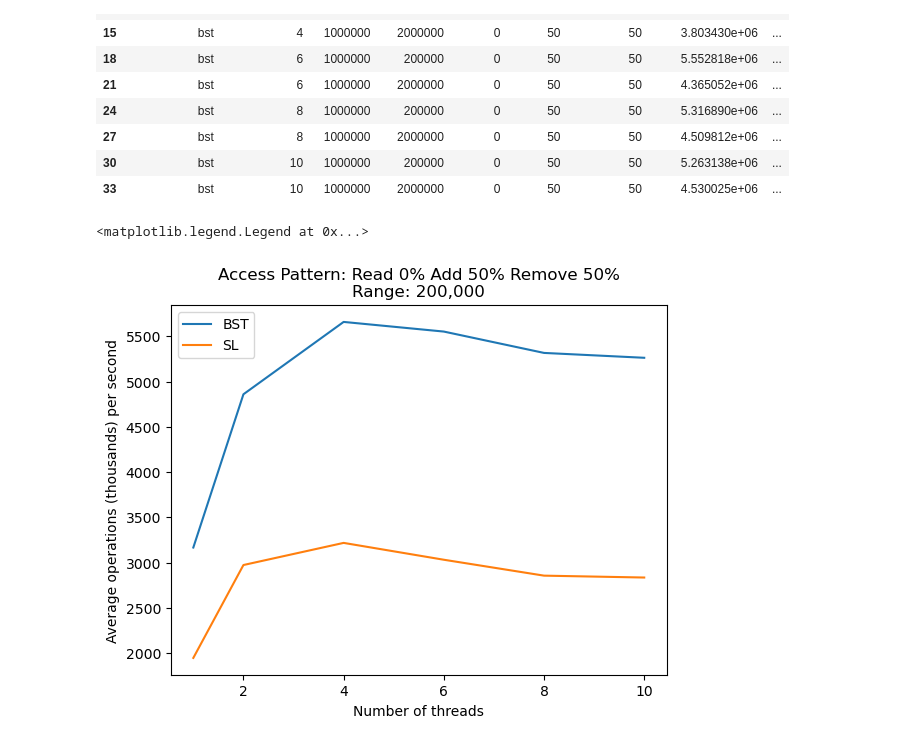
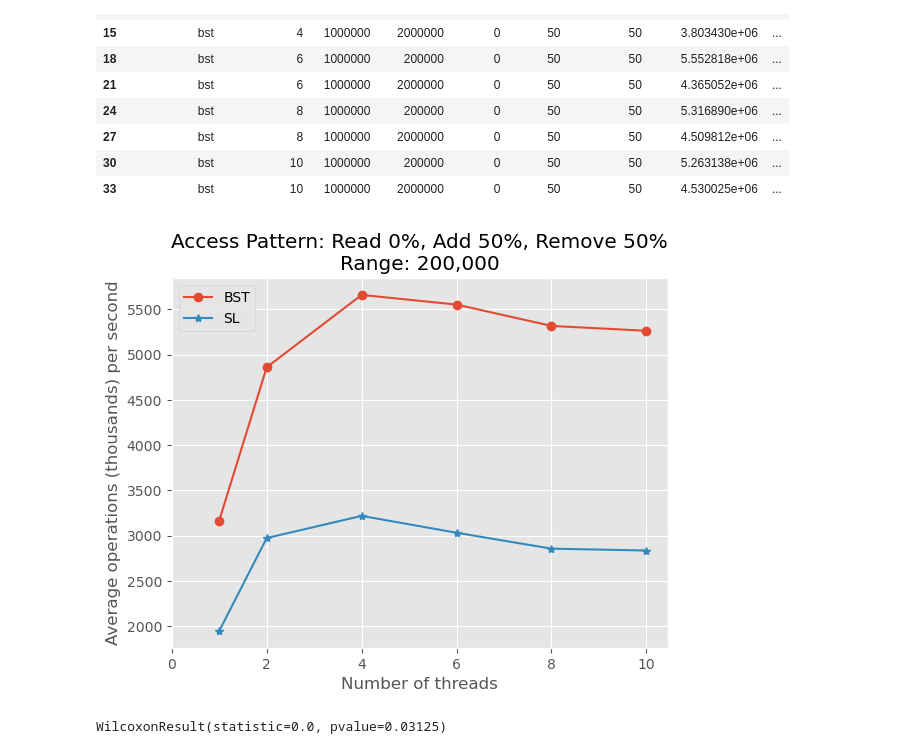
Before and after one commit to pmk21/binskip, a Jupyter notebook: data_analysis.ipynb, the cells around one changed output. Cells and saved outputs as stored; diff of their text form; code cells hidden in the pictures.

```diff
--- a/data_analysis.ipynb
+++ b/data_analysis.ipynb
@@ -60,9 +61,11 @@ gb[(gb.data_structure == "bst") & (gb.pct_add == 50)]
 | 30 | bst | 10 | 1000000 | 200000 | 0 | 50 | 50 | 5.263138e+06 | ... |
 | 33 | bst | 10 | 1000000 | 2000000 | 0 | 50 | 50 | 4.530025e+06 | ... |
 # %%
+plt.style.use('ggplot')
 def plot_graph(title, x1, y1, x2, y2):
-    plt.plot(x1, y1 / 1000, label="BST")
-    plt.plot(x1, y2 / 1000, label="SL")
+    plt.plot(x1, y1 / 1000, marker='o', label="BST")
+    plt.plot(x1, y2 / 1000, marker='*', label="SL")
+    plt.xticks([0, 2, 4, 6, 8, 10])
     plt.xlabel("Number of threads")
     plt.ylabel("Average operations (thousands) per second")
     plt.title(title)
@@ -71,15 +74,22 @@ def plot_graph(title, x1, y1, x2, y2):
 bst_data_50_50_200k = gb[(gb.data_structure == "bst") & (gb.pct_add == 50) & (gb.key_range == 200000)]
 sl_data_50_50_200k = gb[(gb.data_structure == "sl") & (gb.pct_add == 50) & (gb.key_range == 200000)]
 # %%
-plt.plot(bst_data_50_50_200k.num_threads, bst_data_50_50_200k.throughput_mean / 1000, label="BST")
-plt.plot(bst_data_50_50_200k.num_threads, sl_data_50_50_200k.throughput_mean / 1000, label="SL")
-plt.xlabel("Number of threads")
-plt.ylabel("Average operations (thousands) per second")
-plt.title("Access Pattern: Read 0% Add 50% Remove 50%\nRange: 200,000")
-plt.legend()
+plot_graph(
+    "Access Pattern: Read 0%, Add 50%, Remove 50%\nRange: 200,000",
+    bst_data_50_50_200k.num_threads,
+    bst_data_50_50_200k.throughput_mean,
+    sl_data_50_50_200k.num_threads,
+    sl_data_50_50_200k.throughput_mean
+)
 # %% [output]
-<matplotlib.legend.Legend at 0x...>
-[figure, old version]
+[figure, new version]
+# %%
+# Considering the hypothesis that both the BST and Skip list algorithms are not the same,
+# the null hypothesis would be that they are the same
+# Looking at the Wilcoxon test below we can clearly reject the null hypothesis with 5% confidence interval
+wilcoxon(sl_data_50_50_200k.throughput_mean.array, bst_data_50_50_200k.throughput_mean.array)
+# %% [output]
+WilcoxonResult(statistic=0.0, pvalue=0.03125)
 # %%
 bst_data_50_50_2M = gb[(gb.data_structure == "bst") & (gb.pct_add == 50) & (gb.key_range == 2000000)]
 sl_data_50_50_2M = gb[(gb.data_structure == "sl") & (gb.pct_add == 50) & (gb.key_range == 2000000)]
```
Also changed, not shown: parts of 9 cells of this notebook.
